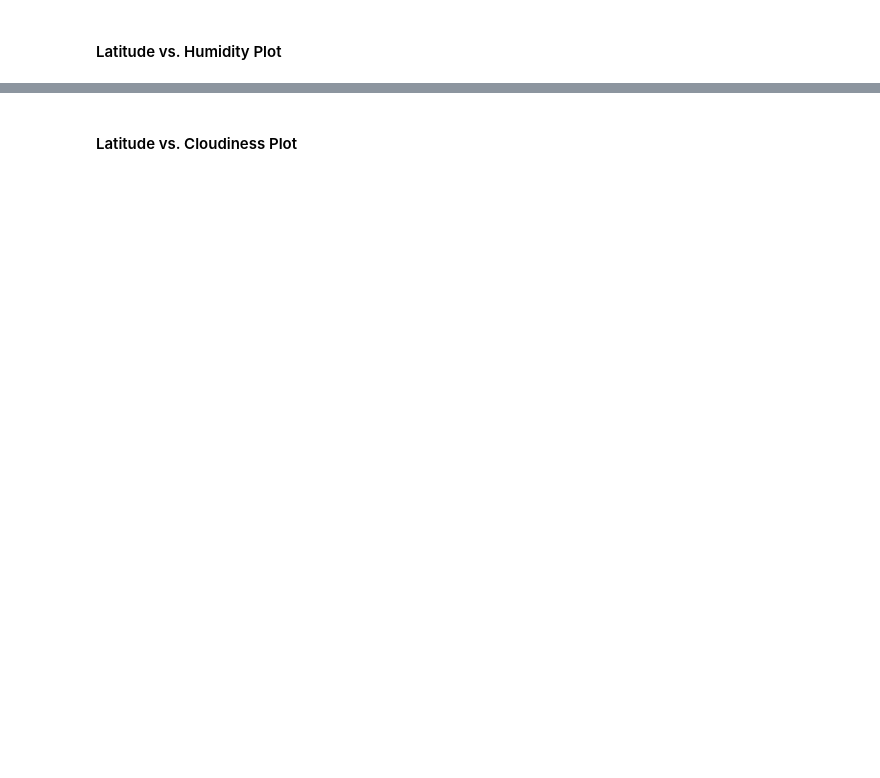
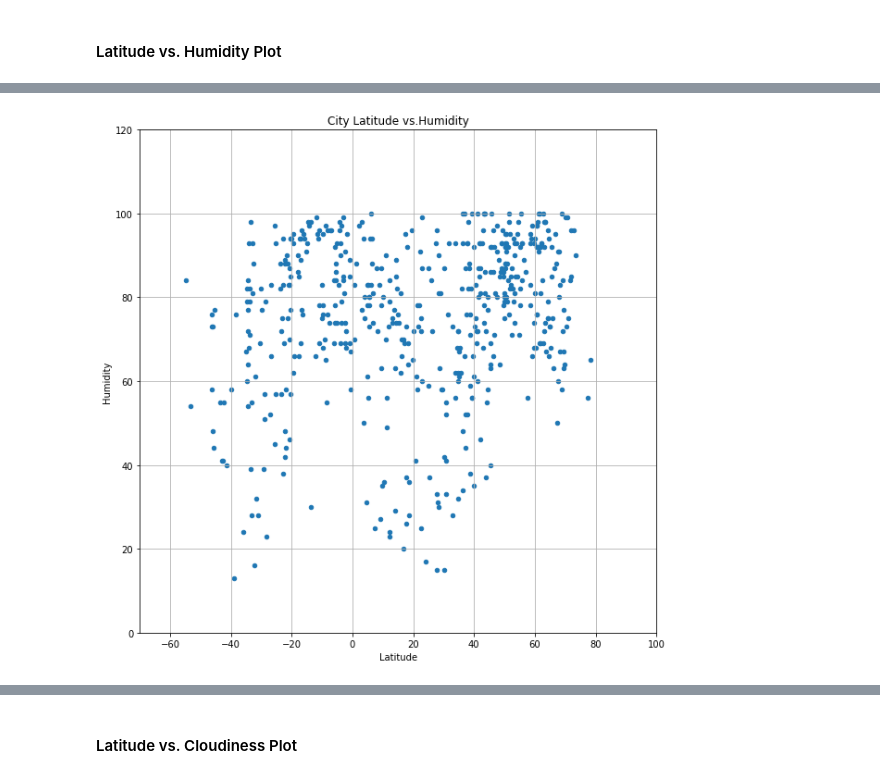
Before and after one commit to janetnamulondo/python_api_challenge, a Jupyter notebook: 02-Homework_06-Python-APIs_Instructions_starter_code_WeatherPy.ipynb, the cells around one changed output, grey strips where cells are left out. Saved outputs shown, nothing was run; the diff lists cells and outputs as text; code cells hidden in the pictures; blank space fills up the shorter version.

```diff
--- a/02-Homework_06-Python-APIs_Instructions_starter_code_WeatherPy.ipynb
+++ b/02-Homework_06-Python-APIs_Instructions_starter_code_WeatherPy.ipynb
@@ -180,2 +223,10 @@ weather_df.to_csv("census_data_states.csv", encoding="utf-8", index=False)
 # %% [markdown]
 #### Latitude vs. Humidity Plot
+# %%
+# Filter the DataFrame down only to Latitude and Humidity.
+latitude_Humidity = climate_df[["City","Latitude","Humidity"]]
+
+# Set the index to be "State" so they will be used as labels
+latitude_Humidity = latitude_Humidity.set_index("City")
+
+latitude_Humidity.head()
@@ -181,0 +241,9 @@ weather_df.to_csv("census_data_states.csv", encoding="utf-8", index=False)
+# %%
+
+
+# Create a scatter plot which compares MPG to horsepower
+latitude_Humidity.plot(kind="scatter",  x="Latitude", y="Humidity", grid=True, figsize=(10,10),
+                       ylim=(0, 120), xlim=(-70, 100), title="City Latitude vs.Humidity")
+plt.show()
+# %% [output]
+[figure, added]
```
Also changed, not shown: parts of 13 cells of this notebook, 1 other file.
